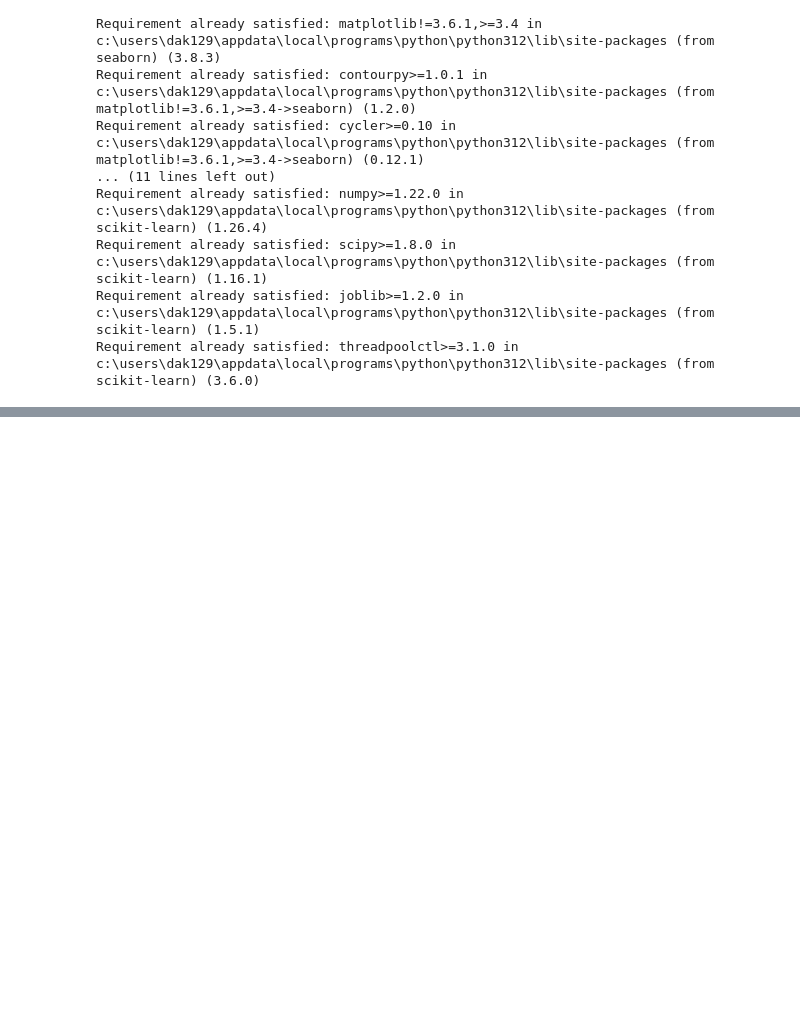
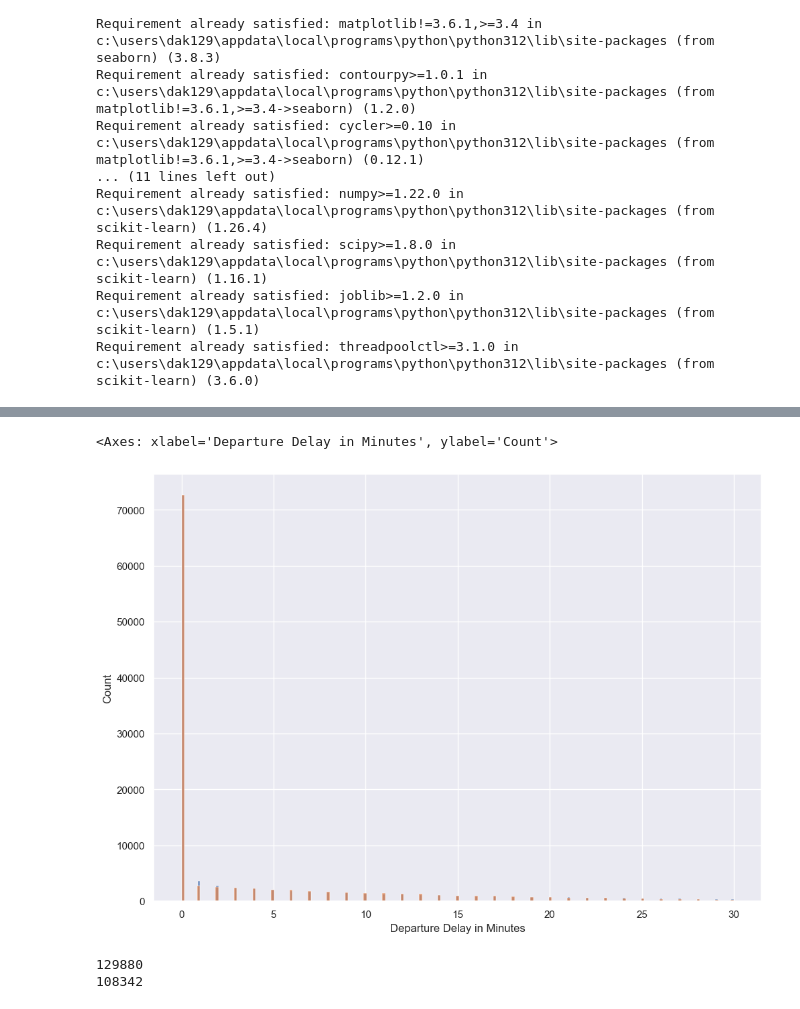
Before and after one commit to dak129/sirius_ml, a Jupyter notebook: logistic.ipynb, the cells around one changed output, grey strips where cells are left out. Cells and saved outputs as stored; diff of their text form; code cells hidden in the pictures; blank space fills up the shorter version.

Commit message:
Preprocessed data for Logistic regression

```diff
--- a/logistic.ipynb
+++ b/logistic.ipynb
@@ -27,3 +68,7 @@ import seaborn as sns
 import numpy as np
 # %%
 data = pd.read_csv('data.csv', sep=',')
+
+data['grade'] = data['satisfaction'].astype(int)
+# %%
+sns.set(rc={'figure.figsize': (11.7, 8.27)})
@@ -29,0 +129,13 @@ data = pd.read_csv('data.csv', sep=',')
+# %%
+filtered_data = data[(data['Departure Delay in Minutes'] <= 30) & (data['Arrival Delay in Minutes'] <= 30)]
+sns.histplot(filtered_data['Departure Delay in Minutes'])
+sns.histplot(filtered_data['Arrival Delay in Minutes'])
+# %% [output]
+<Axes: xlabel='Departure Delay in Minutes', ylabel='Count'>
+[figure, added]
+# %%
+print(len(data))
+print(len(filtered_data))
+# %% [output]
+129880
+108342
```
Also changed, not shown: parts of 11 cells of this notebook.
